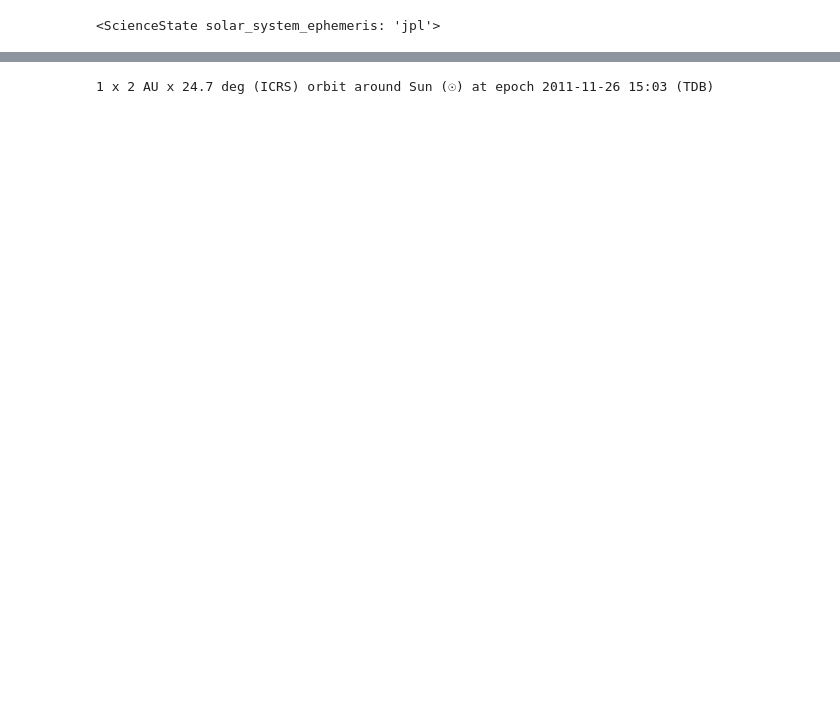
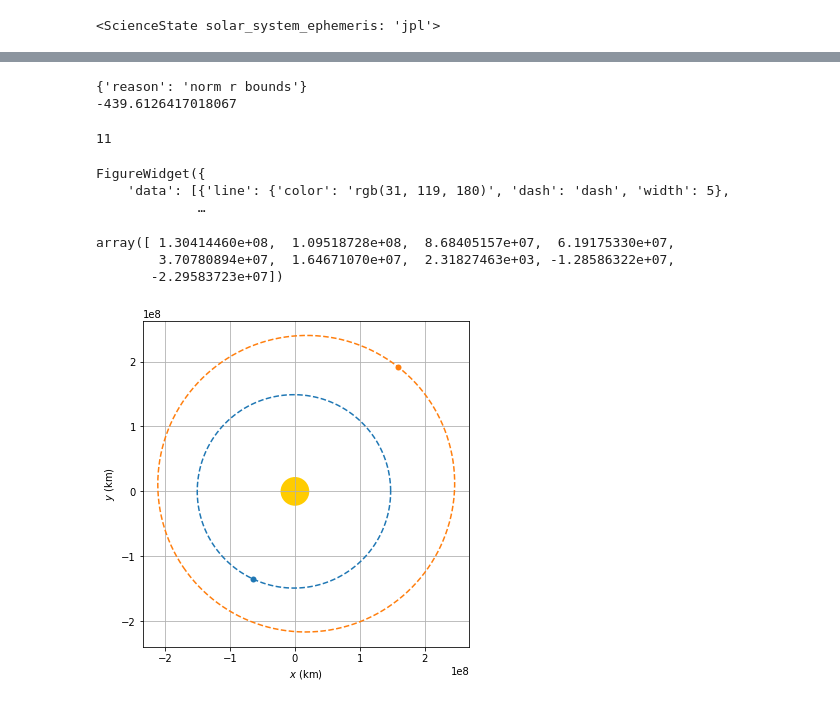
Before and after one commit to dev10110/gym-interplanetary, a Jupyter notebook: gym-interplanetary/envs/testing_env_defintion.ipynb, the cells around one changed output, grey strips where cells are left out. Saved outputs shown, nothing was run; the diff lists cells and outputs as text; code cells hidden in the pictures; blank space fills up the shorter version.

```diff
--- a/gym-interplanetary/envs/testing_env_defintion.ipynb
+++ b/gym-interplanetary/envs/testing_env_defintion.ipynb
@@ -187,4 +206,62 @@ $[-0.8198083,~1.276173,~0.60748717] \; \mathrm{AU}$
-# %%
-ss_mars.to_icrs()
-# %% [output]
-1 x 2 AU x 24.7 deg (ICRS) orbit around Sun (☉) at epoch 2011-11-26 15:03 (TDB)
+# %%
+# forward simulate
+pos_hist = []
+s = env.reset()
+pos_hist.append(s[:3])
+
+R = 0
+for t in range(36):
+
+    #action = np.array([0.1,0.1,0.1])
+    action = np.random.rand(3)
+
+    s, r, d, info = env.step(action)
+    R += r
+    pos_hist.append(s[:3])
+
+    if d:
+        print(info)
+        break
+
+print(R)
+# %% [output]
+{'reason': 'norm r bounds'}
+-439.6126417018067
+# %%
+len(pos_hist)
+# %% [output]
+11
+# %%
+from poliastro.plotting import OrbitPlotter3D
+
+frame = OrbitPlotter3D()
+
+frame.plot(Orbit.from_body_ephem(Earth))
+frame.plot(Orbit.from_body_ephem(Mars))
+for i, pos in enumerate(pos_hist):
+    c = pos*env.nond_l
+    frame._plot_sphere(0.03*u.AU, color='red', name='Traj', center = c);
+frame.show()
+# %% [output]
+FigureWidget({
+    'data': [{'line': {'color': 'rgb(31, 119, 180)', 'dash': 'dash', 'width': 5},
+             …
+# %%
+x
+# %% [output]
+array([ 1.30414460e+08,  1.09518728e+08,  8.68405157e+07,  6.19175330e+07,
+        3.70780894e+07,  1.64671070e+07,  2.31827463e+03, -1.28586322e+07,
+       -2.29583723e+07])
+# %%
+from poliastro.plotting.static import StaticOrbitPlotter
+
+frame = StaticOrbitPlotter()
+
+frame.plot(Orbit.from_body_ephem(Earth))
+frame.plot(Orbit.from_body_ephem(Mars))
+
+
+
+frame.ax.grid()
+# %% [output]
+[figure, added]
```
Also changed, not shown: parts of 23 cells of this notebook, 1 other file.
